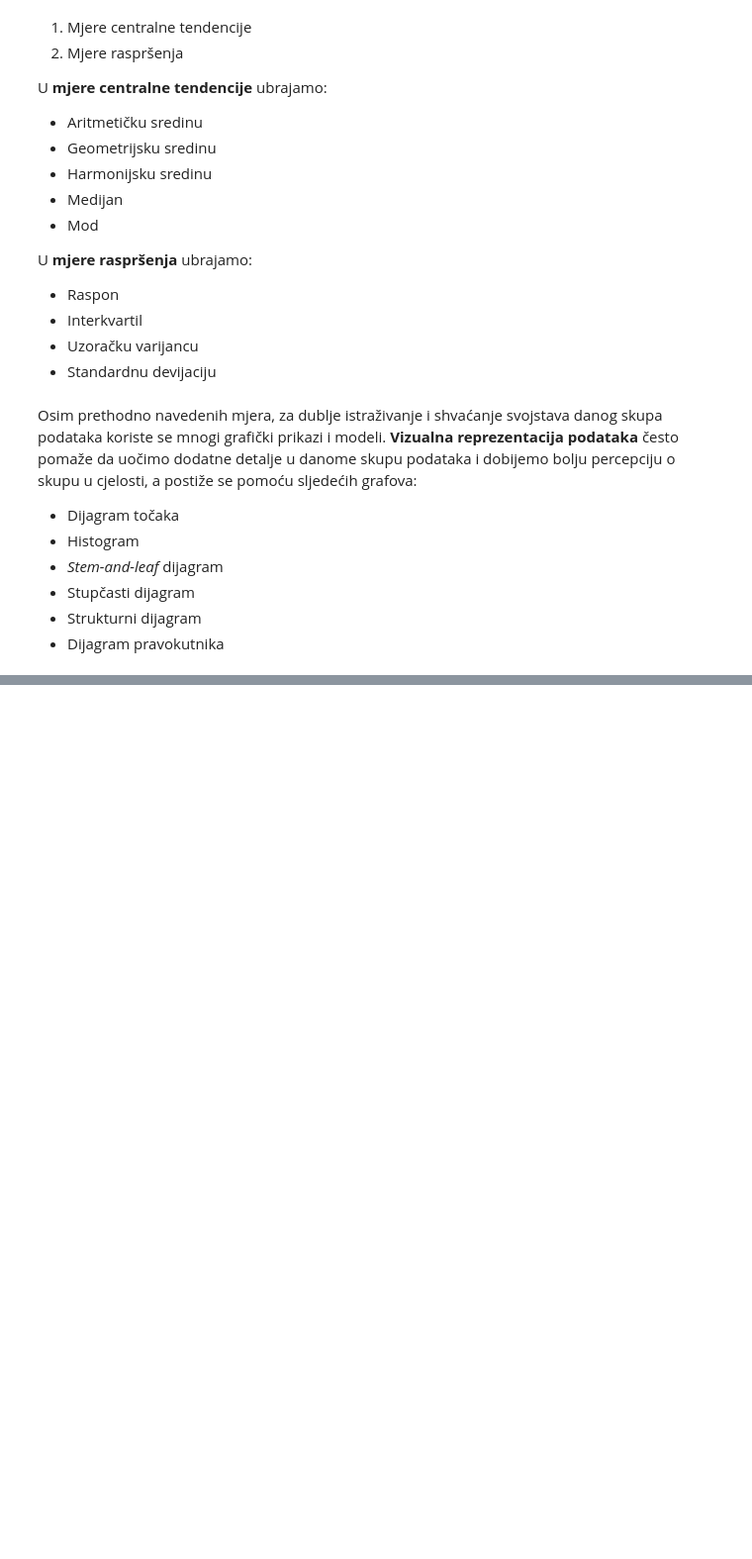
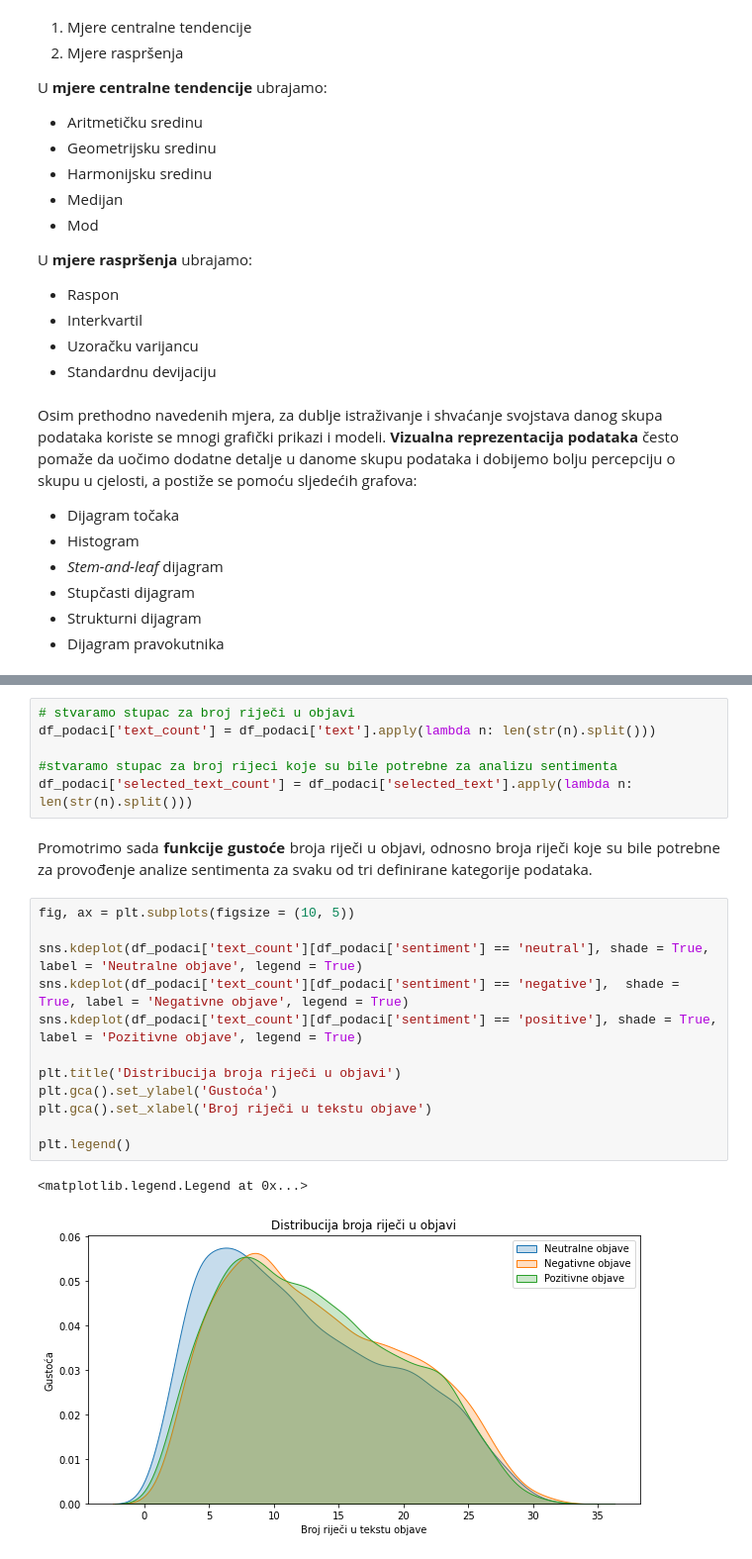
Before and after one commit to anazebi/Matematicki-softver, a Jupyter notebook: Opisna statistika esej.ipynb, the cells around one changed output, grey strips where cells are left out. Shown at 99% size. Drawn from its saved outputs; the diff is of its cells as text; blank space fills up the shorter version.

```diff
--- a/Opisna statistika esej.ipynb
+++ b/Opisna statistika esej.ipynb
@@ -44,0 +135,23 @@ Opažene vrijednosti $x_1, x_2, ... x_n$ varijable $X$ na određenom statističk
+# %%
+# stvaramo stupac za broj riječi u objavi
+df_podaci['text_count'] = df_podaci['text'].apply(lambda n: len(str(n).split()))
+
+#stvaramo stupac za broj rijeci koje su bile potrebne za analizu sentimenta
+df_podaci['selected_text_count'] = df_podaci['selected_text'].apply(lambda n: len(str(n).split()))
+# %% [markdown]
+<div style = "text-align:justify">Promotrimo sada <b>funkcije gustoće</b> broja riječi u objavi, odnosno broja riječi koje su bile potrebne za provođenje analize sentimenta za svaku od tri definirane kategorije podataka.</div>
+# %%
+fig, ax = plt.subplots(figsize = (10, 5))
+
+sns.kdeplot(df_podaci['text_count'][df_podaci['sentiment'] == 'neutral'], shade = True, label = 'Neutralne objave', legend = True)
+sns.kdeplot(df_podaci['text_count'][df_podaci['sentiment'] == 'negative'],  shade = True, label = 'Negativne objave', legend = True)
+sns.kdeplot(df_podaci['text_count'][df_podaci['sentiment'] == 'positive'], shade = True, label = 'Pozitivne objave', legend = True)
+
+plt.title('Distribucija broja riječi u objavi')
+plt.gca().set_ylabel('Gustoća')
+plt.gca().set_xlabel('Broj riječi u tekstu objave')
+
+plt.legend()
+# %% [output]
+<matplotlib.legend.Legend at 0x...>
+[figure, added]
```
Also changed, not shown: parts of 40 cells of this notebook.
